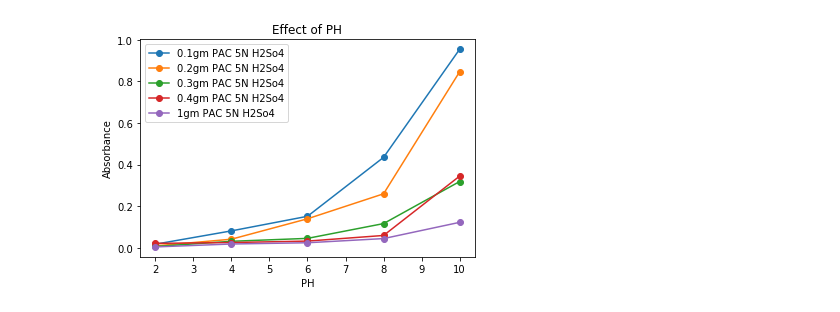
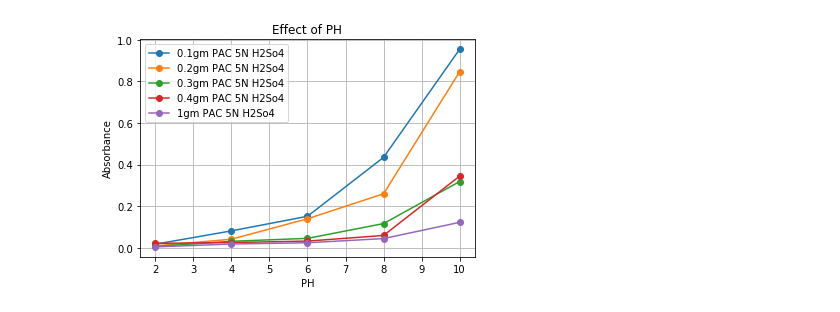
Before and after one commit to maliaditya/Data-Science, a Jupyter notebook: Visualization of DYE Degradation using Matplotlib.ipynb, the cells around one changed output. Saved outputs shown, nothing was run; the diff lists cells and outputs as text; code cells hidden in the pictures.

```diff
--- a/Visualization of DYE Degradation using Matplotlib.ipynb
+++ b/Visualization of DYE Degradation using Matplotlib.ipynb
@@ -45,22 +69,23 @@ plt.show()
 # %%
 x = [2,4,6,8,10]
 y = [0.018,0.082,0.152,0.435,0.954]
 tp = [0.010,0.042,0.140,0.260,0.846]
 ap = [0.007,0.032,0.046,0.117,0.319]
 wp = [0.022,0.026,0.033,0.06,0.345]
 qp =[0.005,0.019,0.025,0.045,0.123]
 from matplotlib import pyplot as plt
 %matplotlib inline
 plt.plot(x,y,label="0.1gm PAC 5N H2So4", marker='o')
 plt.plot(x,tp,label="0.2gm PAC 5N H2So4", marker='o')
 plt.plot(x,ap,label="0.3gm PAC 5N H2So4", marker='o')
 plt.plot(x,wp,label="0.4gm PAC 5N H2So4", marker='o')
 plt.plot(x,qp,label="1gm PAC 5N H2So4", marker='o')
 #plt.plot(dev_x,py_dev_y,label="python")
 plt.xlabel('PH')
 plt.ylabel('Absorbance')
 plt.legend()
+plt.grid()
 plt.title("Effect of PH")
 plt.show()
 # %% [output]
-[figure, old version]
+[figure, new version]
```
Also changed, not shown: parts of 4 cells of this notebook, 3 other files.
